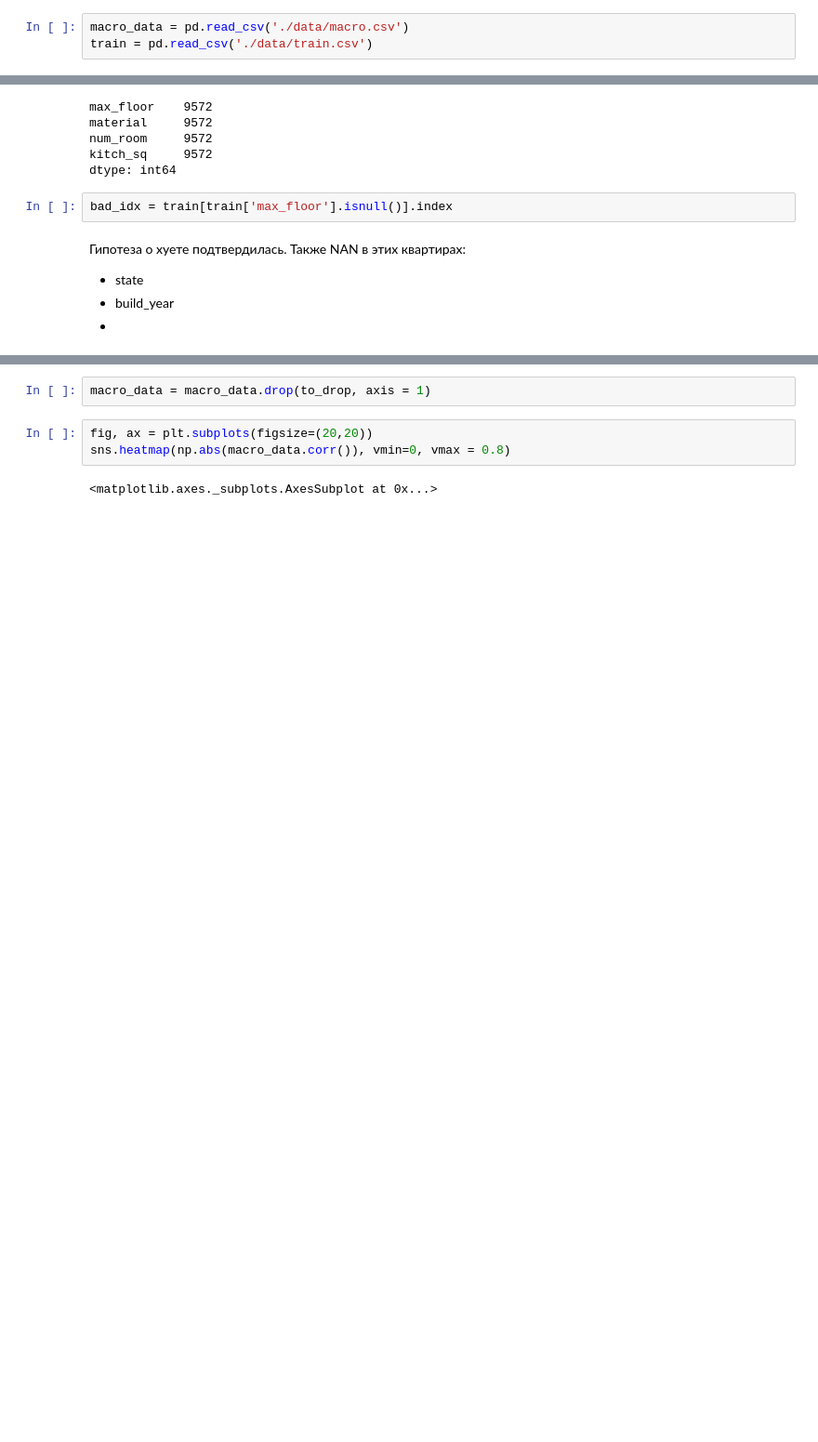
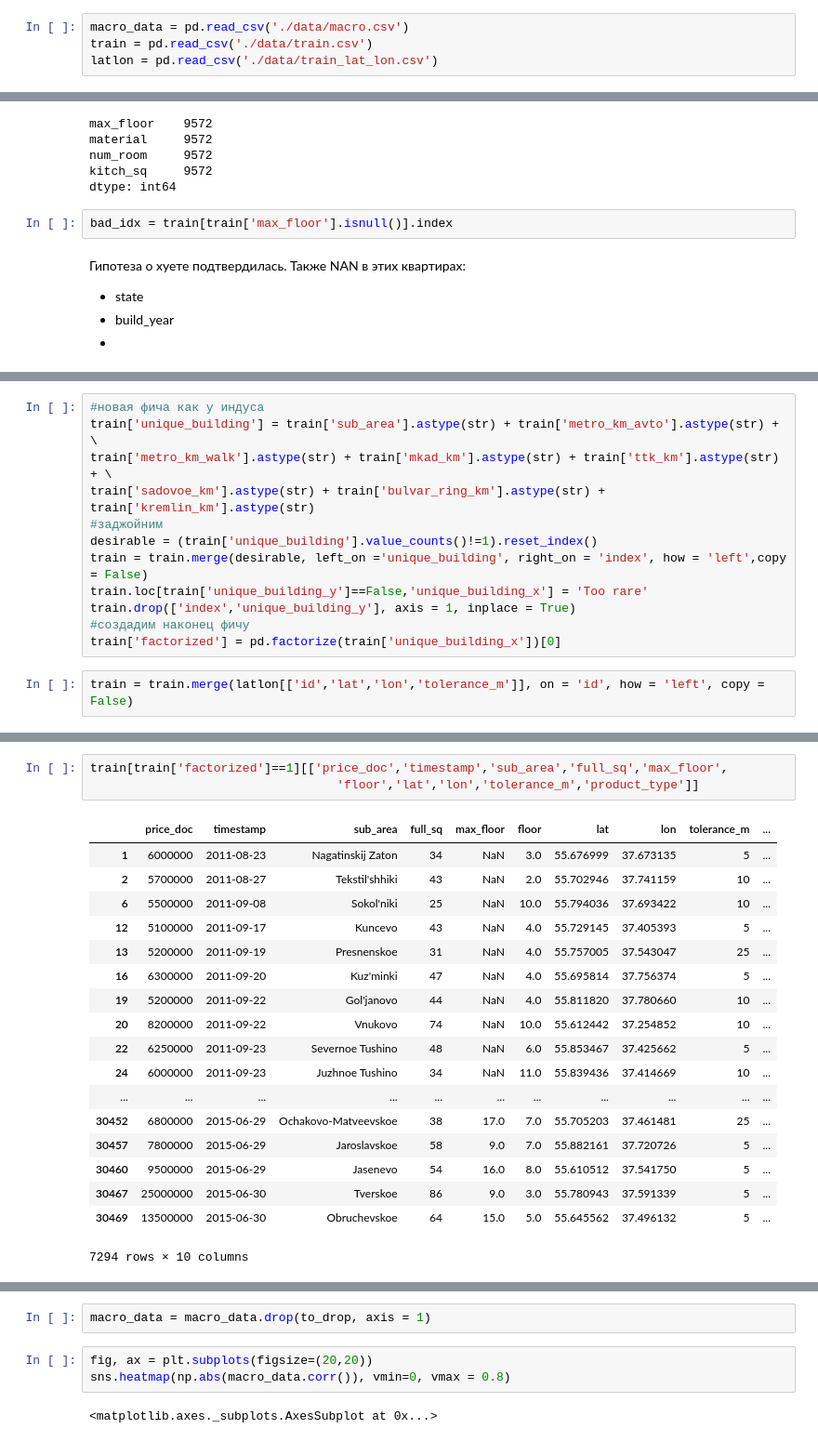
Before and after one commit to GlebFilatov/sber_kaggle, a Jupyter notebook: Macro.ipynb, the cells around one changed output, grey strips where cells are left out. Shown at 93% size. Cells and saved outputs as stored; diff of their text form; blank space fills up the shorter version.

Commit message:
Added data and new feature

```diff
--- a/Macro.ipynb
+++ b/Macro.ipynb
@@ -7,6 +8,7 @@ import seaborn as sns
 # %%
 macro_data = pd.read_csv('./data/macro.csv')
 train = pd.read_csv('./data/train.csv')
+latlon = pd.read_csv('./data/train_lat_lon.csv')
 # %%
 macro_data.shape
 # %% [output]
@@ -214,0 +187,14 @@ Name: state, dtype: int64
+# %%
+#новая фича как у индуса
+train['unique_building'] = train['sub_area'].astype(str) + train['metro_km_avto'].astype(str) + \
+train['metro_km_walk'].astype(str) + train['mkad_km'].astype(str) + train['ttk_km'].astype(str) + \
+train['sadovoe_km'].astype(str) + train['bulvar_ring_km'].astype(str) + train['kremlin_km'].astype(str)
+#заджойним
+desirable = (train['unique_building'].value_counts()!=1).reset_index()
+train = train.merge(desirable, left_on ='unique_building', right_on = 'index', how = 'left',copy = False)
+train.loc[train['unique_building_y']==False,'unique_building_x'] = 'Too rare'
+train.drop(['index','unique_building_y'], axis = 1, inplace = True)
+#создадим наконец фичу
+train['factorized'] = pd.factorize(train['unique_building_x'])[0]
+# %%
+train = train.merge(latlon[['id','lat','lon','tolerance_m']], on = 'id', how = 'left', copy = False)
@@ -214,0 +210,22 @@ Name: state, dtype: int64
+# %%
+train[train['factorized']==1][['price_doc','timestamp','sub_area','full_sq','max_floor',
+                                  'floor','lat','lon','tolerance_m','product_type']]
+# %% [output]
+|  | price_doc | timestamp | sub_area | full_sq | max_floor | floor | lat | lon | tolerance_m | ... |
+| 1 | 6000000 | 2011-08-23 | Nagatinskij Zaton | 34 | NaN | 3.0 | 55.676999 | 37.673135 | 5 | ... |
+| 2 | 5700000 | 2011-08-27 | Tekstil'shhiki | 43 | NaN | 2.0 | 55.702946 | 37.741159 | 10 | ... |
+| 6 | 5500000 | 2011-09-08 | Sokol'niki | 25 | NaN | 10.0 | 55.794036 | 37.693422 | 10 | ... |
+| 12 | 5100000 | 2011-09-17 | Kuncevo | 43 | NaN | 4.0 | 55.729145 | 37.405393 | 5 | ... |
+| 13 | 5200000 | 2011-09-19 | Presnenskoe | 31 | NaN | 4.0 | 55.757005 | 37.543047 | 25 | ... |
+| 16 | 6300000 | 2011-09-20 | Kuz'minki | 47 | NaN | 4.0 | 55.695814 | 37.756374 | 5 | ... |
+| 19 | 5200000 | 2011-09-22 | Gol'janovo | 44 | NaN | 4.0 | 55.811820 | 37.780660 | 10 | ... |
+| 20 | 8200000 | 2011-09-22 | Vnukovo | 74 | NaN | 10.0 | 55.612442 | 37.254852 | 10 | ... |
+| 22 | 6250000 | 2011-09-23 | Severnoe Tushino | 48 | NaN | 6.0 | 55.853467 | 37.425662 | 5 | ... |
+| 24 | 6000000 | 2011-09-23 | Juzhnoe Tushino | 34 | NaN | 11.0 | 55.839436 | 37.414669 | 10 | ... |
+| ... | ... | ... | ... | ... | ... | ... | ... | ... | ... | ... |
+| 30452 | 6800000 | 2015-06-29 | Ochakovo-Matveevskoe | 38 | 17.0 | 7.0 | 55.705203 | 37.461481 | 25 | ... |
+| 30457 | 7800000 | 2015-06-29 | Jaroslavskoe | 58 | 9.0 | 7.0 | 55.882161 | 37.720726 | 5 | ... |
+| 30460 | 9500000 | 2015-06-29 | Jasenevo | 54 | 16.0 | 8.0 | 55.610512 | 37.541750 | 5 | ... |
+| 30467 | 25000000 | 2015-06-30 | Tverskoe | 86 | 9.0 | 3.0 | 55.780943 | 37.591339 | 5 | ... |
+| 30469 | 13500000 | 2015-06-30 | Obruchevskoe | 64 | 15.0 | 5.0 | 55.645562 | 37.496132 | 5 | ... |
+7294 rows × 10 columns
```
Also changed, not shown: parts of 21 cells of this notebook, 7 other files.
